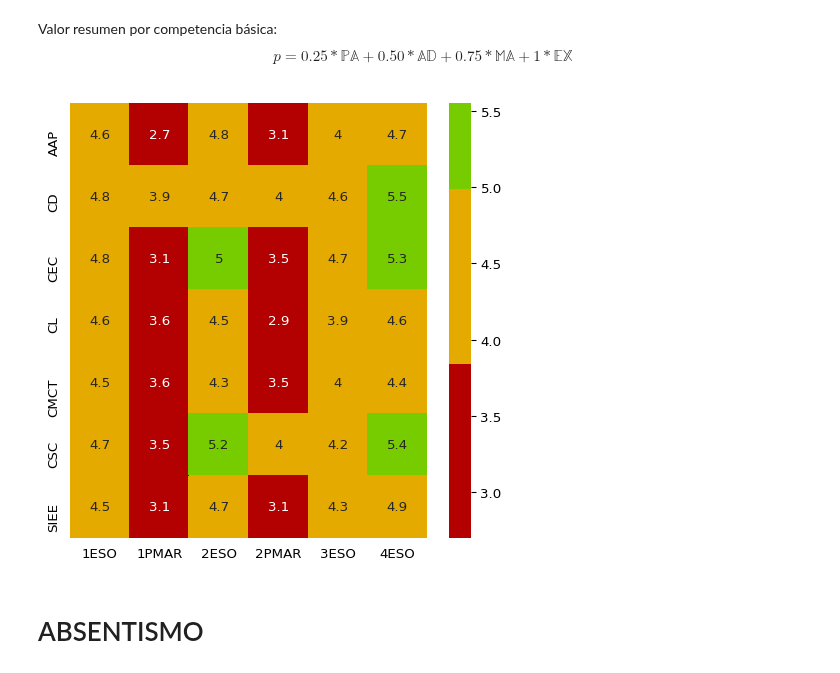
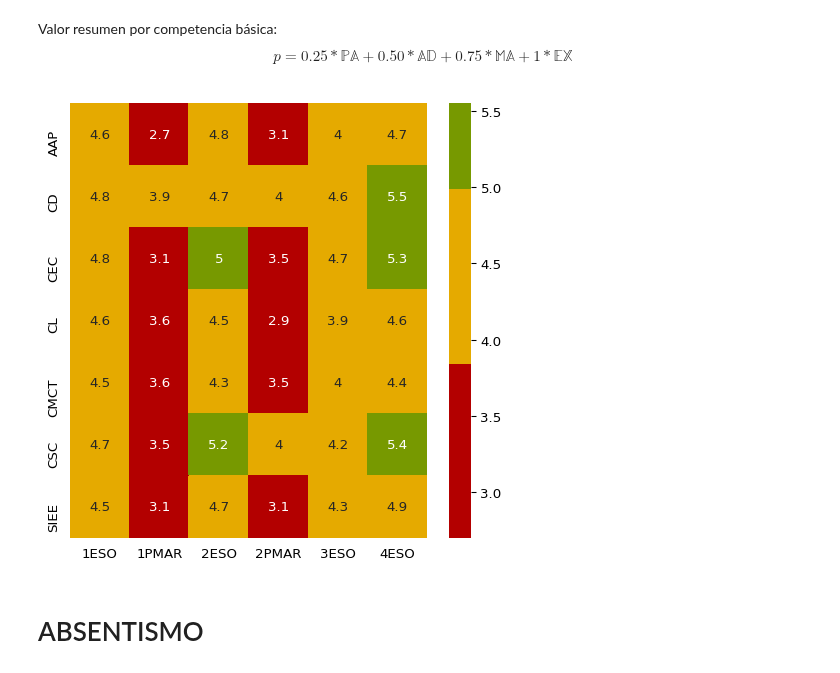
Before and after one commit to iespuertodelacruz/analitica, a Jupyter notebook: C1718/E2.ipynb, the cells around one changed output. Cells and saved outputs as stored; diff of their text form; code cells hidden in the pictures.

```diff
--- a/C1718/E2.ipynb
+++ b/C1718/E2.ipynb
@@ -239,12 +258,12 @@ COMPETENCE_ITEMS = {
 
 
 def reproduce_ccbb(df):
-    ccbbs = list(CCBBs.values())
+    bcs = list(COMPETENCE_CRITERIA.values())
     c = 0
     for idx, _ in df.iterrows():
-        ccbb = ccbbs[c]
-        df.loc[idx, "VAL"] = ccbb
-        df.loc[idx, "PORCENTAJE"] = df.loc[idx, ccbb]
+        bc = bcs[c]
+        df.loc[idx, "VAL"] = bc
+        df.loc[idx, "PORCENTAJE"] = df.loc[idx, bc]
         c += 1
     return df
 
@@ -297,36 +316,36 @@ CRITERIA_WEIGHTS = {
 }
 
 cdict = {
     "red":   ((0.0, 1.0, 0.7),
               (0.5, 1.0, 0.7),
               (1.0, 0.0, 0.0)),
     "green": ((0.0, 0.0, 0.0),
-              (0.5, 1.0, 0.7),
-              (1.0, 1.0, 0.7)),
+              (0.5, 1.0, 0.4),
+              (1.0, 1.0, 0.4)),
     "blue":  ((0.0, 0.0, 0.0),
               (1.0, 0.0, 0.0))
 }
 from matplotlib.colors import LinearSegmentedColormap
 cmap = LinearSegmentedColormap("custom_cmap", cdict, 4)
 
 
 def summary(df):
     df2 = df.replace({"VAL": CRITERIA_WEIGHTS})
     return np.sum(df2["VAL"] * df2["PORCENTAJE"]) / 10
 
 
 z = df_bc.groupby(["ESTUDIO", "ITEM"]).apply(
     summary).reset_index().rename(columns={0: "P"})
 plt.figure(figsize=(6, 6), dpi=96)
 sns.heatmap(z.pivot("ITEM", "ESTUDIO", "P"), annot=True, cmap=cmap, center=5)
 # hide axis labels
 plt.xlabel("")
 plt.ylabel("")
 # hide ticks
 plt.tick_params(top="off", bottom="off", left="off",
                 right="off", labelleft="on", labelbottom="on")
 # %% [output]
-[figure, old version]
+[figure, new version]
 # %% [markdown]
 # ABSENTISMO
 # %% [markdown]
```
Also changed, not shown: parts of 22 cells of this notebook.
